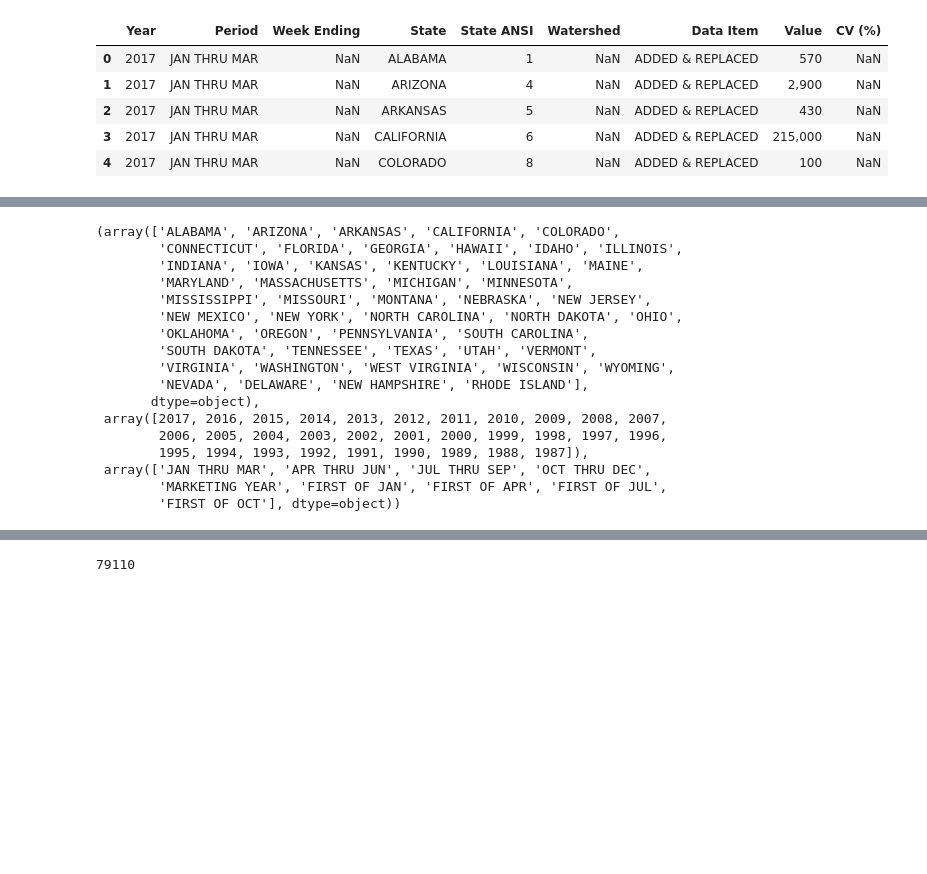
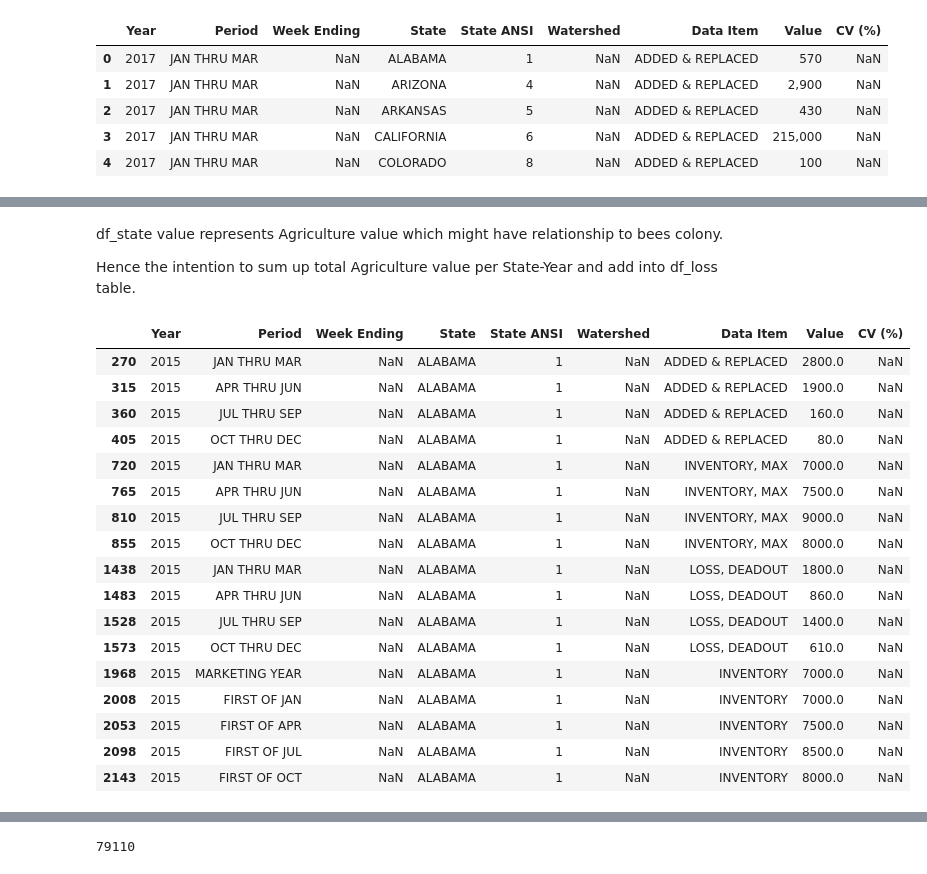
Before and after one commit to cocoisland/python_apps, a Jupyter notebook: bees/bees_colony.ipynb, the cells around one changed output, grey strips where cells are left out. Drawn from its saved outputs; the diff is of its cells as text; code cells hidden in the pictures; blank space fills up the shorter version.

```diff
--- a/bees/bees_colony.ipynb
+++ b/bees/bees_colony.ipynb
@@ -65,23 +65,3 @@ dtype: object
 # %%
 # convert Value object to float
 df_state['Value'] = df_state.Value.str.replace(',','').astype(float)
-# %%
-df_state.State.unique(), df_state.Year.unique(), df_state.Period.unique()
-# %% [output]
-(array(['ALABAMA', 'ARIZONA', 'ARKANSAS', 'CALIFORNIA', 'COLORADO',
-        'CONNECTICUT', 'FLORIDA', 'GEORGIA', 'HAWAII', 'IDAHO', 'ILLINOIS',
-        'INDIANA', 'IOWA', 'KANSAS', 'KENTUCKY', 'LOUISIANA', 'MAINE',
-        'MARYLAND', 'MASSACHUSETTS', 'MICHIGAN', 'MINNESOTA',
-        'MISSISSIPPI', 'MISSOURI', 'MONTANA', 'NEBRASKA', 'NEW JERSEY',
-        'NEW MEXICO', 'NEW YORK', 'NORTH CAROLINA', 'NORTH DAKOTA', 'OHIO',
-        'OKLAHOMA', 'OREGON', 'PENNSYLVANIA', 'SOUTH CAROLINA',
-        'SOUTH DAKOTA', 'TENNESSEE', 'TEXAS', 'UTAH', 'VERMONT',
-        'VIRGINIA', 'WASHINGTON', 'WEST VIRGINIA', 'WISCONSIN', 'WYOMING',
-        'NEVADA', 'DELAWARE', 'NEW HAMPSHIRE', 'RHODE ISLAND'],
-       dtype=object),
- array([2017, 2016, 2015, 2014, 2013, 2012, 2011, 2010, 2009, 2008, 2007,
-        2006, 2005, 2004, 2003, 2002, 2001, 2000, 1999, 1998, 1997, 1996,
-        1995, 1994, 1993, 1992, 1991, 1990, 1989, 1988, 1987]),
- array(['JAN THRU MAR', 'APR THRU JUN', 'JUL THRU SEP', 'OCT THRU DEC',
-        'MARKETING YEAR', 'FIRST OF JAN', 'FIRST OF APR', 'FIRST OF JUL',
-        'FIRST OF OCT'], dtype=object))
@@ -91,10 +68,31 @@ dfs=df_state[['Period','Year','State','Value']].copy()
-# %%
-import pandas as pd
-pd.set_option('display.max_rows', 100)
-#pd.set_option('display.max_columns', 500)
-pd.set_option('display.width', 1000)
+# %%
+# convert df_state Year int64 to object type, so that to match df_loss Year type.
+df_state['Year'] = df_state.Year.astype(object)
+# %% [markdown]
+df_state value represents Agriculture value which might have relationship to bees colony.
+
+Hence the intention to sum up total Agriculture value per State-Year and add into df_loss table.
 # %%
 # take ALABAMA as example to sum up value for year 2015
-dfs.loc[(dfs['Year'] == 2015) & (dfs['State']=='ALABAMA')]
+df_state.loc[(df_state['Year'] == 2015) & (df_state['State']=='ALABAMA')]
+# %% [output]
+|  | Year | Period | Week Ending | State | State ANSI | Watershed | Data Item | Value | CV (%) |
+| 270 | 2015 | JAN THRU MAR | NaN | ALABAMA | 1 | NaN | ADDED & REPLACED | 2800.0 | NaN |
+| 315 | 2015 | APR THRU JUN | NaN | ALABAMA | 1 | NaN | ADDED & REPLACED | 1900.0 | NaN |
+| 360 | 2015 | JUL THRU SEP | NaN | ALABAMA | 1 | NaN | ADDED & REPLACED | 160.0 | NaN |
+| 405 | 2015 | OCT THRU DEC | NaN | ALABAMA | 1 | NaN | ADDED & REPLACED | 80.0 | NaN |
+| 720 | 2015 | JAN THRU MAR | NaN | ALABAMA | 1 | NaN | INVENTORY, MAX | 7000.0 | NaN |
+| 765 | 2015 | APR THRU JUN | NaN | ALABAMA | 1 | NaN | INVENTORY, MAX | 7500.0 | NaN |
+| 810 | 2015 | JUL THRU SEP | NaN | ALABAMA | 1 | NaN | INVENTORY, MAX | 9000.0 | NaN |
+| 855 | 2015 | OCT THRU DEC | NaN | ALABAMA | 1 | NaN | INVENTORY, MAX | 8000.0 | NaN |
+| 1438 | 2015 | JAN THRU MAR | NaN | ALABAMA | 1 | NaN | LOSS, DEADOUT | 1800.0 | NaN |
+| 1483 | 2015 | APR THRU JUN | NaN | ALABAMA | 1 | NaN | LOSS, DEADOUT | 860.0 | NaN |
+| 1528 | 2015 | JUL THRU SEP | NaN | ALABAMA | 1 | NaN | LOSS, DEADOUT | 1400.0 | NaN |
+| 1573 | 2015 | OCT THRU DEC | NaN | ALABAMA | 1 | NaN | LOSS, DEADOUT | 610.0 | NaN |
+| 1968 | 2015 | MARKETING YEAR | NaN | ALABAMA | 1 | NaN | INVENTORY | 7000.0 | NaN |
+| 2008 | 2015 | FIRST OF JAN | NaN | ALABAMA | 1 | NaN | INVENTORY | 7000.0 | NaN |
+| 2053 | 2015 | FIRST OF APR | NaN | ALABAMA | 1 | NaN | INVENTORY | 7500.0 | NaN |
+| 2098 | 2015 | FIRST OF JUL | NaN | ALABAMA | 1 | NaN | INVENTORY | 8500.0 | NaN |
+| 2143 | 2015 | FIRST OF OCT | NaN | ALABAMA | 1 | NaN | INVENTORY | 8000.0 | NaN |
 # %%
 # method 1 : summing up Value as subtotal. But we want total value for State-Year-Period
```
Also changed, not shown: parts of 17 cells of this notebook.
